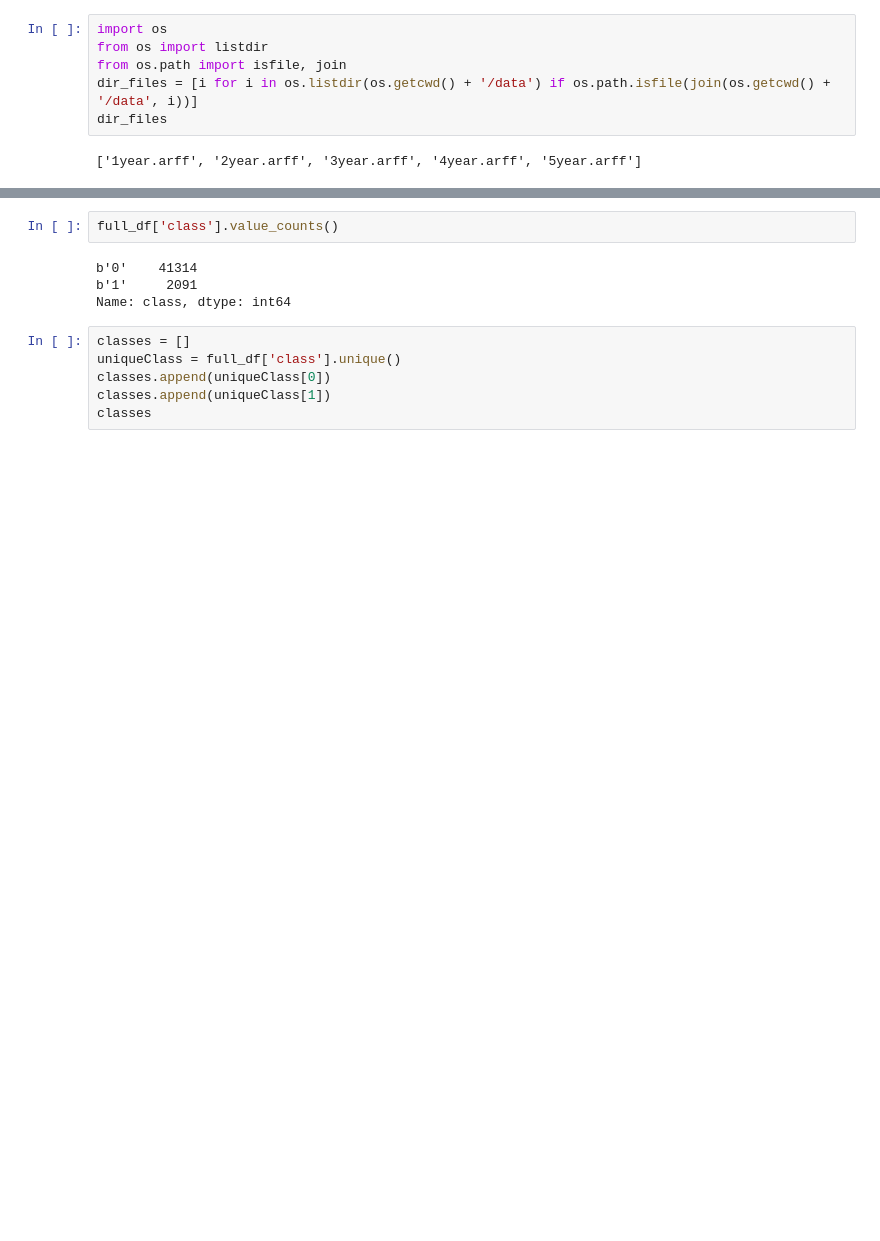
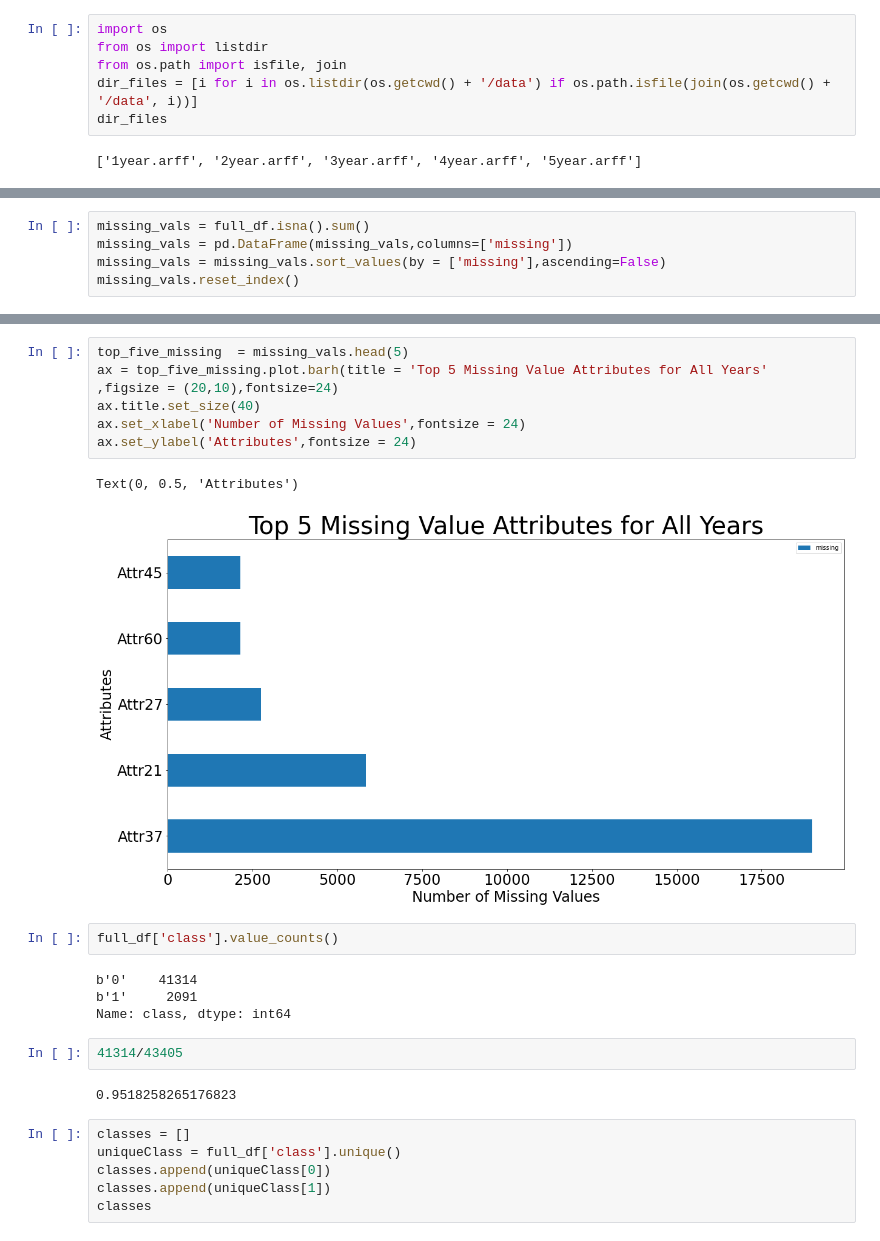
Before and after one commit to scottdyl/qtw, a Jupyter notebook: case study 4/Model_D.ipynb, the cells around one changed output, grey strips where cells are left out. Saved outputs shown, nothing was run; the diff lists cells and outputs as text; blank space fills up the shorter version.

```diff
--- a/case study 4/Model_D.ipynb
+++ b/case study 4/Model_D.ipynb
@@ -73,0 +45,5 @@ memory usage: 21.9+ MB
+# %%
+missing_vals = full_df.isna().sum()
+missing_vals = pd.DataFrame(missing_vals,columns=['missing'])
+missing_vals = missing_vals.sort_values(by = ['missing'],ascending=False)
+missing_vals.reset_index()
@@ -74,9 +64,23 @@ memory usage: 21.9+ MB
+# %%
+top_five_missing  = missing_vals.head(5)
+ax = top_five_missing.plot.barh(title = 'Top 5 Missing Value Attributes for All Years'
+,figsize = (20,10),fontsize=24)
+ax.title.set_size(40)
+ax.set_xlabel('Number of Missing Values',fontsize = 24)
+ax.set_ylabel('Attributes',fontsize = 24)
+# %% [output]
+Text(0, 0.5, 'Attributes')
+[figure, added]
 # %%
 full_df['class'].value_counts()
 # %% [output]
 b'0'    41314
 b'1'     2091
 Name: class, dtype: int64
+# %%
+41314/43405
+# %% [output]
+0.9518258265176823
 # %%
 classes = []
 uniqueClass = full_df['class'].unique()
```
Also changed, not shown: parts of 18 cells of this notebook, 2 other files.
